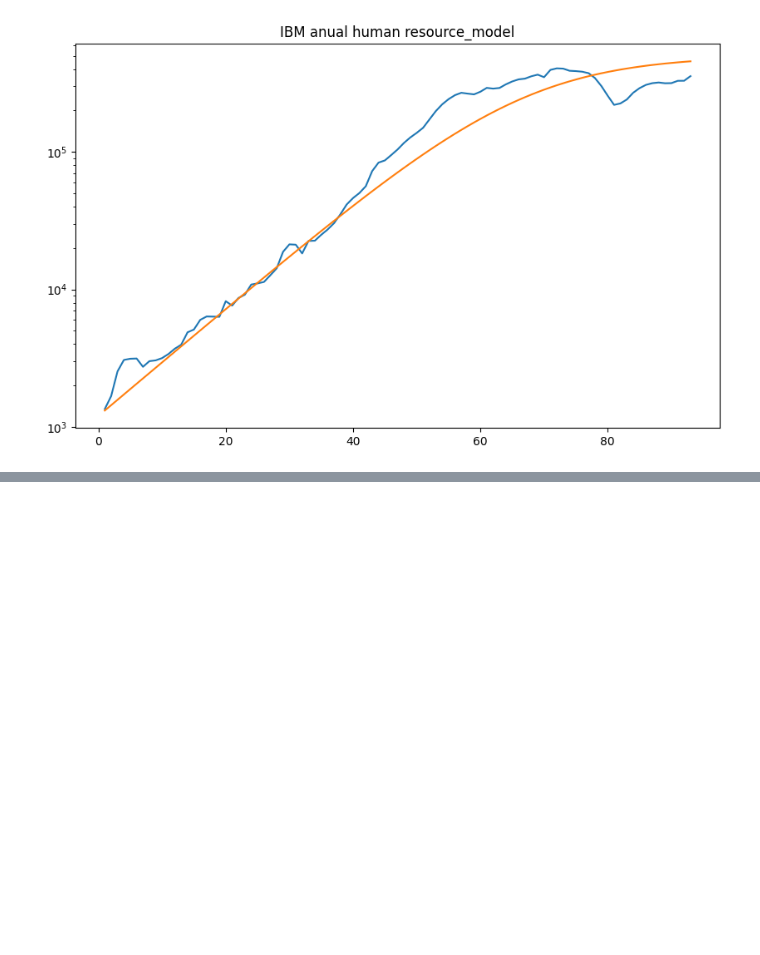
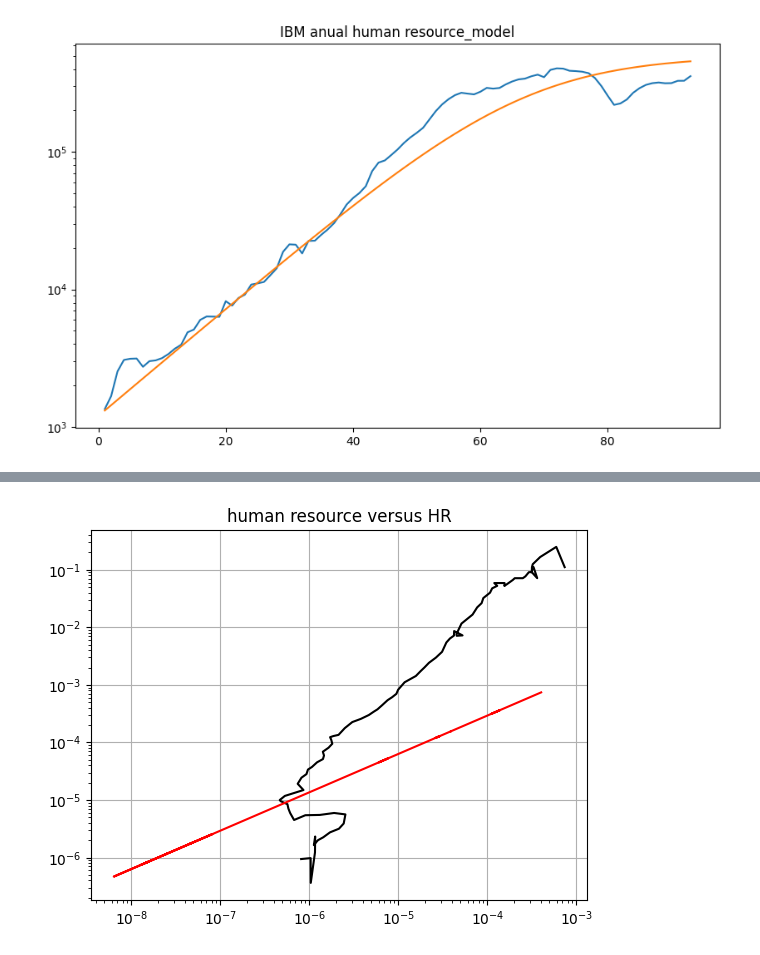
Before and after one commit to akshaTec/AKSum_CS_302, a Jupyter notebook: Lab1/q_1.ipynb, the cells around one changed output, grey strips where cells are left out. Drawn from its saved outputs; the diff is of its cells as text; code cells hidden in the pictures; blank space fills up the shorter version.

```diff
--- a/Lab1/q_1.ipynb
+++ b/Lab1/q_1.ipynb
@@ -87,3 +87,6 @@ plt.title('IBM anual human resource_model')
 plt.show()
 # %% [output]
 [figure]
+# %%
+ar.columns = ['Column1', 'Column2', 'Column3']
+ar.head()
@@ -89,0 +100,20 @@ plt.show()
+# %%
+kr_1 = 1/100000
+kh_1 = 1/500000
+B = 1.5
+
+V = 1/ar['Column1'] - kr_1
+U = 1/ar['Column2'] - kh_1
+
+X = U**B
+X *= 20
+
+plt.loglog(U, V,color='black')
+plt.loglog(X, U, color='red')
+plt.title('human resource versus HR')
+
+# Show the plot
+plt.grid()
+plt.show()
+# %% [output]
+[figure, added]
```
Also changed, not shown: parts of 1 cell of this notebook, 2 other files.
